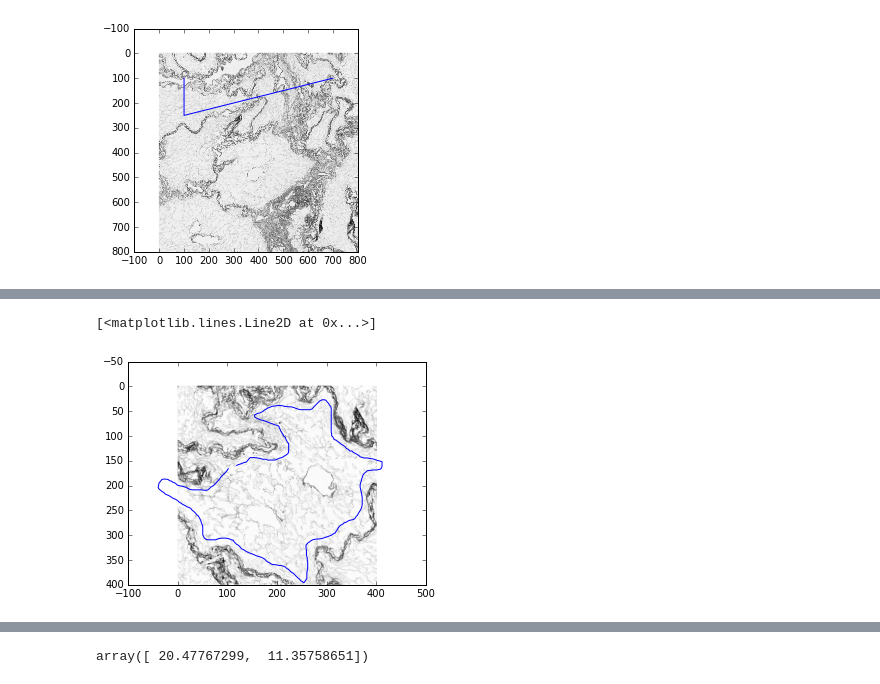
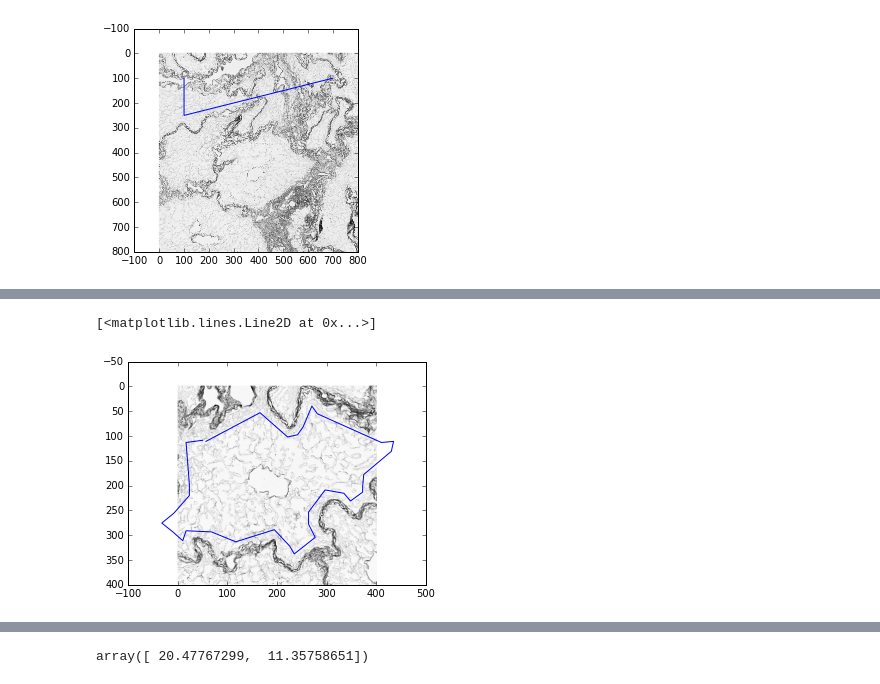
Before and after one commit to mjirik/scaffan, a Jupyter notebook: devel/merge_image_data_and_json_annotation.ipynb, the cells around one changed output, grey strips where cells are left out. Cells and saved outputs as stored; diff of their text form; code cells hidden in the pictures.

```diff
--- a/devel/merge_image_data_and_json_annotation.ipynb
+++ b/devel/merge_image_data_and_json_annotation.ipynb
@@ -30,4 +30,4 @@ import openslide as opsl
 import scaffan.annotation as scan
 slices_dir = io3d.datasets.join_path("scaffold/Hamamatsu", get_root=True)
 datapath = r"e:data/scaffold/Hamamatsu/PIG-008_P008 LL-P_HE_parenchyme perif..ndpi"
-annotation = scan.read_annotations(datapath)
+annotations = scan.read_annotations(datapath)
@@ -205,12 +177,18 @@ def get_offset_px(imsl):
 # %%
-def to_px(imsl, annotation)
+def annotations_to_px(imsl, annotations):
     offset_px = get_offset_px(imsl)
-    x_nm = np.asarray(annotation[0]['x'])
-    y_nm = np.asarray(annotation[0]['y'])
-    x_mm = x_nm * 0.000001
-    y_mm = y_nm * 0.000001
-    x_px = x_mm / pixelsize[0] + offset_px[0]
-    y_px = y_mm / pixelsize[1] + offset_px[1]
+    for annotation in annotations:
 
-    pt_px= np.asarray([x_px[0], y_px[0]])
-pt_px
+        x_nm = np.asarray(annotation['x'])
+        y_nm = np.asarray(annotation['y'])
+        x_mm = x_nm * 0.000001
+        y_mm = y_nm * 0.000001
+        x_px = x_mm / pixelsize[0] + offset_px[0]
+        y_px = y_mm / pixelsize[1] + offset_px[1]
+        annotation["x_nm"] = x_nm
+        annotation["y_nm"] = y_nm
+        annotation["x_mm"] = x_mm
+        annotation["y_mm"] = y_mm
+        annotation["x_px"] = x_px
+        annotation["y_px"] = y_px
+    return annotations
@@ -219 +195,3 @@ array([ 37786.787647 ,  21901.1129415])
+# %%
+annotations = annotations_to_px(imsl, annotations)
 # %%
@@ -225,4 +217,8 @@ def adjust_to_image_view(imsl, x_px, y_px, level, size):
 # %%
+annotation = annotations[0]
+x_px = annotation["x_px"]
+y_px = annotation["y_px"]
+
 annotation_center = np.array([np.mean(x_px), np.mean(y_px)])
 im_size = np.array([400, 400])
 # %%
@@ -239,10 +235,10 @@ plt.plot(
 # %%
 
 imgr = scim.get_image_with_center(imsl, annotation_center.astype(np.int), level=level, size=im_size)
 plt.imshow(imgr, cmap="gray")
 plt.plot(
-    *adjust_to_image_view(imsl, x_px, y_px, level=level, size=im_size)
+    *adjust_xy_to_image_view(imsl, x_px, y_px, center=annotation_center, level=level, size=im_size)
 )
 # %% [output]
 [<matplotlib.lines.Line2D at 0x...>]
-[figure, old version]
+[figure, new version]
```
Also changed, not shown: parts of 14 cells of this notebook, 3 other files.
